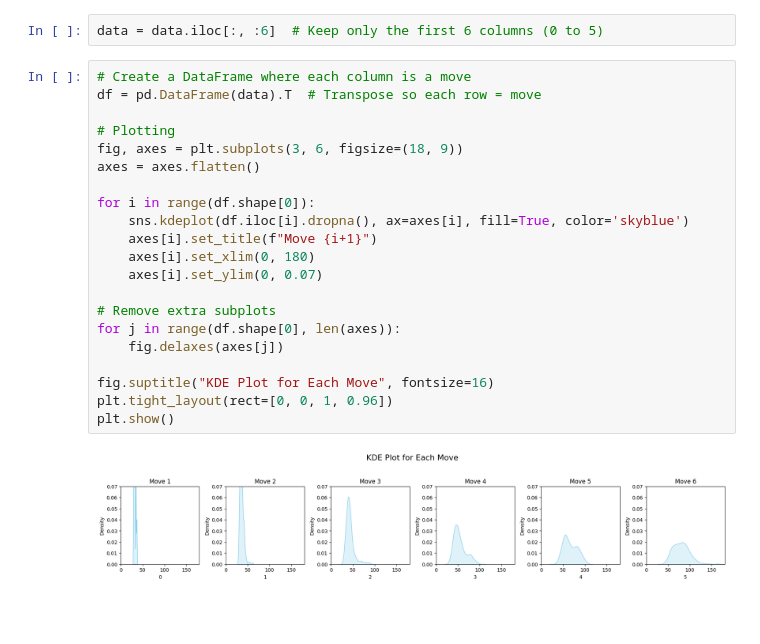
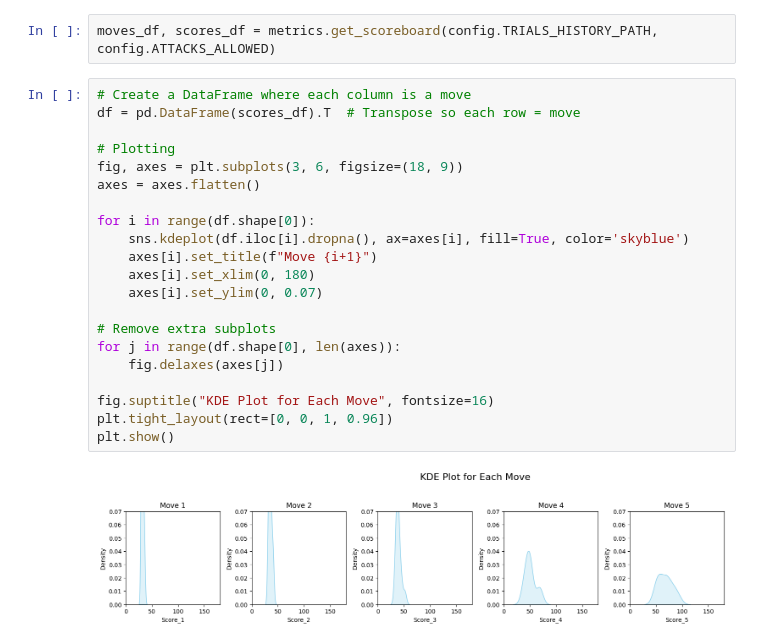
Before and after one commit to rishitoshsingh/onr, a Jupyter notebook: visualization.ipynb, the cells around one changed output. Cells and saved outputs as stored; diff of their text form; blank space fills up the shorter version.

```diff
--- a/visualization.ipynb
+++ b/visualization.ipynb
@@ -23,27 +19,27 @@ data
-# %%
-data = data.iloc[:, :6]  # Keep only the first 6 columns (0 to 5)
+# %%
+moves_df, scores_df = metrics.get_scoreboard(config.TRIALS_HISTORY_PATH, config.ATTACKS_ALLOWED)
 # %%
 # Create a DataFrame where each column is a move
-df = pd.DataFrame(data).T  # Transpose so each row = move
+df = pd.DataFrame(scores_df).T  # Transpose so each row = move
 
 # Plotting
 fig, axes = plt.subplots(3, 6, figsize=(18, 9))
 axes = axes.flatten()
 
 for i in range(df.shape[0]):
     sns.kdeplot(df.iloc[i].dropna(), ax=axes[i], fill=True, color='skyblue')
     axes[i].set_title(f"Move {i+1}")
     axes[i].set_xlim(0, 180)
     axes[i].set_ylim(0, 0.07)
 
 # Remove extra subplots
 for j in range(df.shape[0], len(axes)):
     fig.delaxes(axes[j])
 
 fig.suptitle("KDE Plot for Each Move", fontsize=16)
 plt.tight_layout(rect=[0, 0, 1, 0.96])
 plt.show()
 # %% [output]
-[figure, old version]
+[figure, new version]
 # %%
 fig, ax = plt.subplots(figsize=(8, 5))
```
Also changed, not shown: parts of 3 cells of this notebook, 10 other files.
